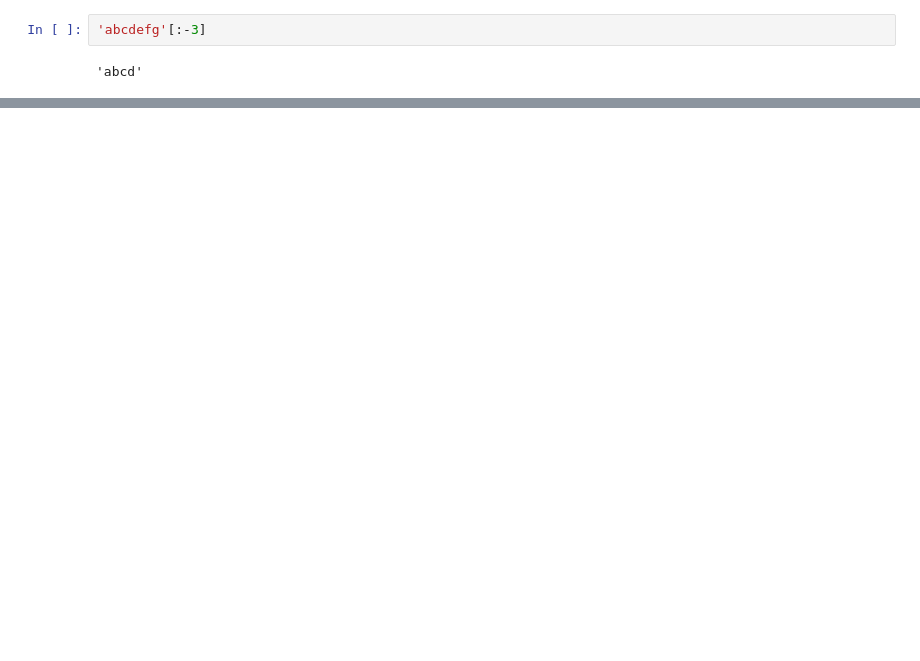
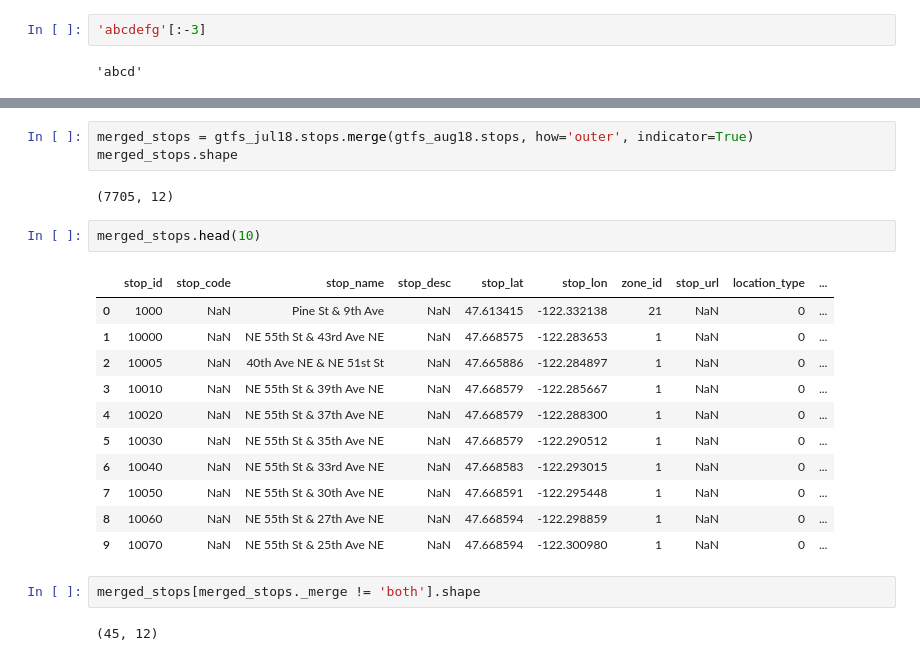
Before and after one commit to 350Seattle-Transportation-Team/gtfs-realtime, a Jupyter notebook: data_transformation/01_august_2018_analysis.ipynb, the cells around one changed output, grey strips where cells are left out. Cells and saved outputs as stored; diff of their text form; blank space fills up the shorter version.

```diff
--- a/data_transformation/01_august_2018_analysis.ipynb
+++ b/data_transformation/01_august_2018_analysis.ipynb
@@ -115,0 +201,23 @@ gtfs_aug18.stops.head()
+# %%
+merged_stops = gtfs_jul18.stops.merge(gtfs_aug18.stops, how='outer', indicator=True)
+merged_stops.shape
+# %% [output]
+(7705, 12)
+# %%
+merged_stops.head(10)
+# %% [output]
+|  | stop_id | stop_code | stop_name | stop_desc | stop_lat | stop_lon | zone_id | stop_url | location_type | ... |
+| 0 | 1000 | NaN | Pine St & 9th Ave | NaN | 47.613415 | -122.332138 | 21 | NaN | 0 | ... |
+| 1 | 10000 | NaN | NE 55th St & 43rd Ave NE | NaN | 47.668575 | -122.283653 | 1 | NaN | 0 | ... |
+| 2 | 10005 | NaN | 40th Ave NE & NE 51st St | NaN | 47.665886 | -122.284897 | 1 | NaN | 0 | ... |
+| 3 | 10010 | NaN | NE 55th St & 39th Ave NE | NaN | 47.668579 | -122.285667 | 1 | NaN | 0 | ... |
+| 4 | 10020 | NaN | NE 55th St & 37th Ave NE | NaN | 47.668579 | -122.288300 | 1 | NaN | 0 | ... |
+| 5 | 10030 | NaN | NE 55th St & 35th Ave NE | NaN | 47.668579 | -122.290512 | 1 | NaN | 0 | ... |
+| 6 | 10040 | NaN | NE 55th St & 33rd Ave NE | NaN | 47.668583 | -122.293015 | 1 | NaN | 0 | ... |
+| 7 | 10050 | NaN | NE 55th St & 30th Ave NE | NaN | 47.668591 | -122.295448 | 1 | NaN | 0 | ... |
+| 8 | 10060 | NaN | NE 55th St & 27th Ave NE | NaN | 47.668594 | -122.298859 | 1 | NaN | 0 | ... |
+| 9 | 10070 | NaN | NE 55th St & 25th Ave NE | NaN | 47.668594 | -122.300980 | 1 | NaN | 0 | ... |
+# %%
+merged_stops[merged_stops._merge != 'both'].shape
+# %% [output]
+(45, 12)
```
Also changed, not shown: parts of 14 cells of this notebook, 1 other file.
